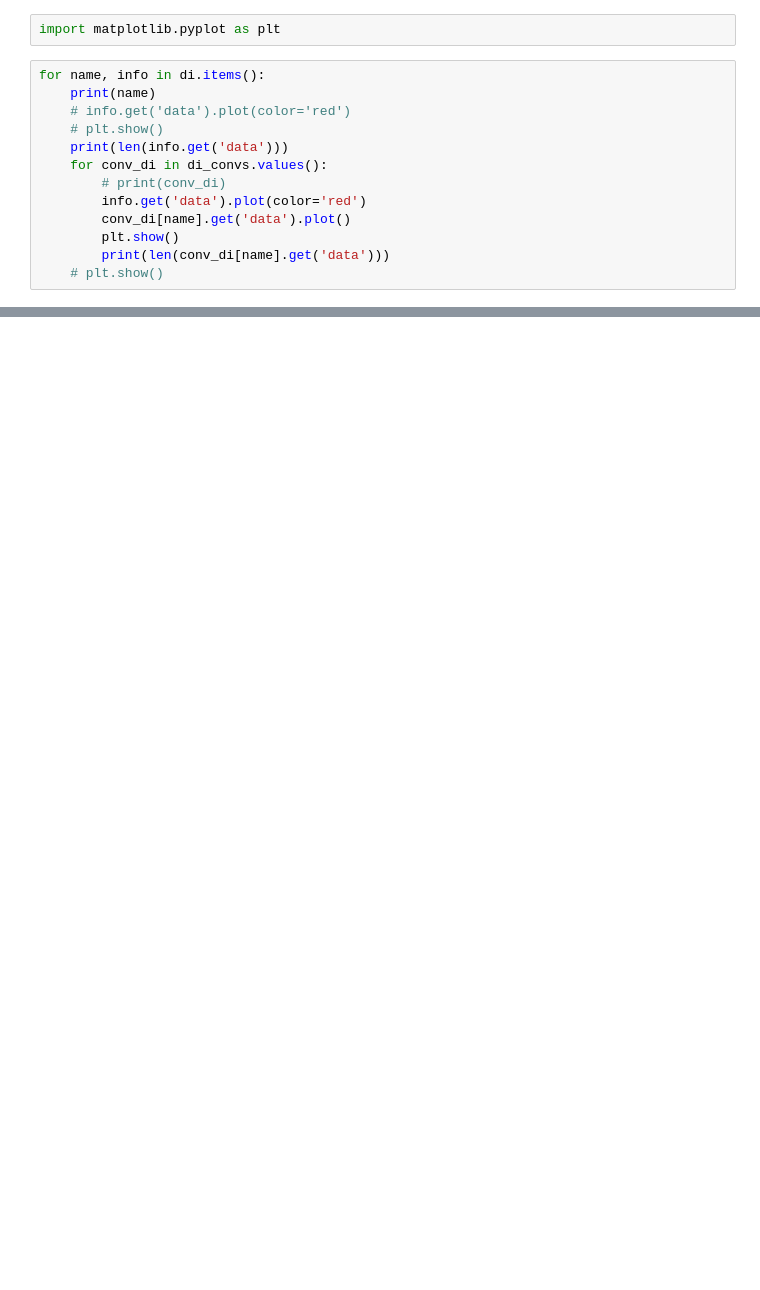
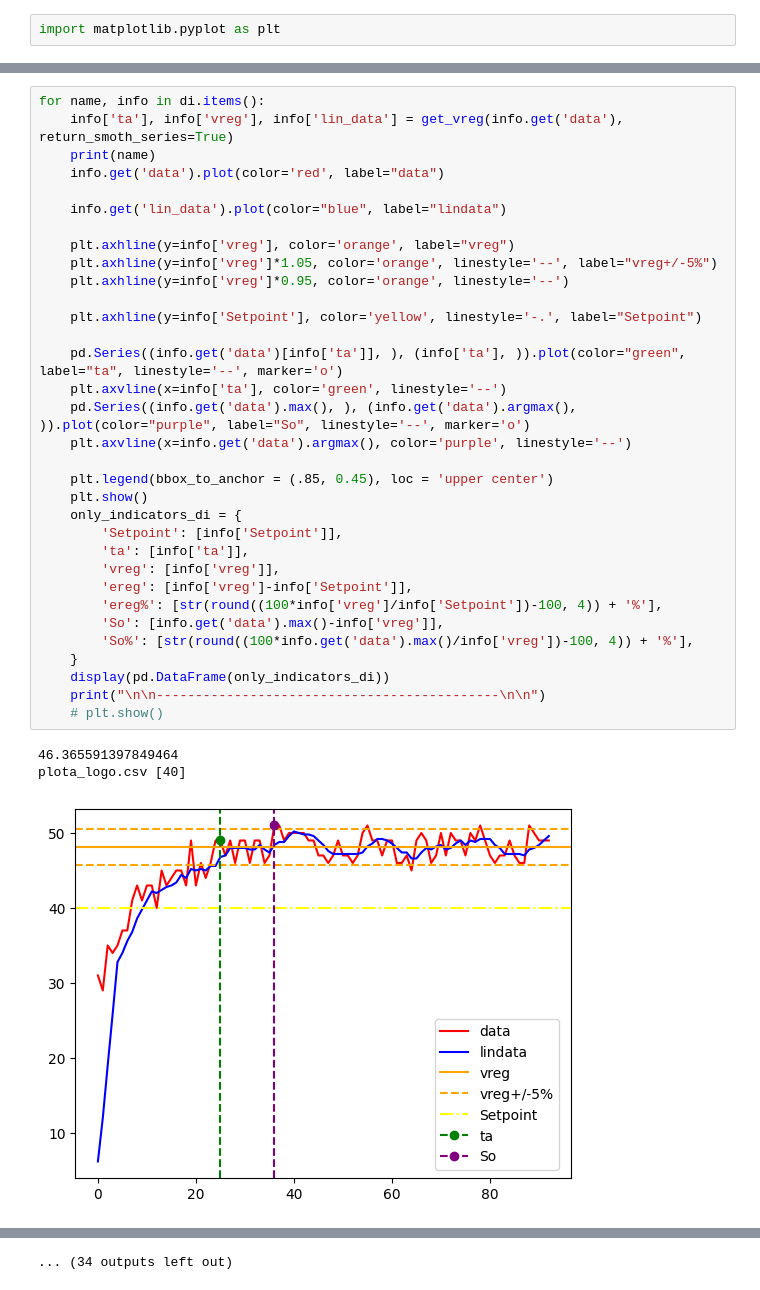
Before and after one commit to duperpara/college_crap, a Jupyter notebook: piv/view_result_verification.ipynb, the cells around one changed output, grey strips where cells are left out. Saved outputs shown, nothing was run; the diff lists cells and outputs as text; blank space fills up the shorter version.

```diff
--- a/piv/view_result_verification.ipynb
+++ b/piv/view_result_verification.ipynb
@@ -59,15 +26,2 @@ di_convs
 # %%
 import matplotlib.pyplot as plt
-# %%
-for name, info in di.items():
-    print(name)
-    # info.get('data').plot(color='red')
-    # plt.show()
-    print(len(info.get('data')))
-    for conv_di in di_convs.values():
-        # print(conv_di)
-        info.get('data').plot(color='red')
-        conv_di[name].get('data').plot()
-        plt.show()
-        print(len(conv_di[name].get('data')))
-    # plt.show()
@@ -90,0 +28,37 @@ plota_logo.csv [60]
+# %%
+for name, info in di.items():
+    info['ta'], info['vreg'], info['lin_data'] = get_vreg(info.get('data'), return_smoth_series=True)
+    print(name)
+    info.get('data').plot(color='red', label="data")
+
+    info.get('lin_data').plot(color="blue", label="lindata")
+
+    plt.axhline(y=info['vreg'], color='orange', label="vreg")
+    plt.axhline(y=info['vreg']*1.05, color='orange', linestyle='--', label="vreg+/-5%")
+    plt.axhline(y=info['vreg']*0.95, color='orange', linestyle='--')
+
+    plt.axhline(y=info['Setpoint'], color='yellow', linestyle='-.', label="Setpoint")
+
+    pd.Series((info.get('data')[info['ta']], ), (info['ta'], )).plot(color="green", label="ta", linestyle='--', marker='o')
+    plt.axvline(x=info['ta'], color='green', linestyle='--')
+    pd.Series((info.get('data').max(), ), (info.get('data').argmax(), )).plot(color="purple", label="So", linestyle='--', marker='o')
+    plt.axvline(x=info.get('data').argmax(), color='purple', linestyle='--')
+
+    plt.legend(bbox_to_anchor = (.85, 0.45), loc = 'upper center')
+    plt.show()
+    only_indicators_di = {
+        'Setpoint': [info['Setpoint']],
+        'ta': [info['ta']],
+        'vreg': [info['vreg']],
+        'ereg': [info['vreg']-info['Setpoint']],
+        'ereg%': [str(round((100*info['vreg']/info['Setpoint'])-100, 4)) + '%'],
+        'So': [info.get('data').max()-info['vreg']],
+        'So%': [str(round((100*info.get('data').max()/info['vreg'])-100, 4)) + '%'],
+    }
+    display(pd.DataFrame(only_indicators_di))
+    print("\n\n--------------------------------------------\n\n")
+    # plt.show()
+# %% [output]
+46.365591397849464
+plota_logo.csv [40]
+[figure, added]
@@ -90,0 +91 @@ plota_logo.csv [60]
+... (34 outputs left out)
```
Also changed, not shown: parts of 5 cells of this notebook, 1 other file.
